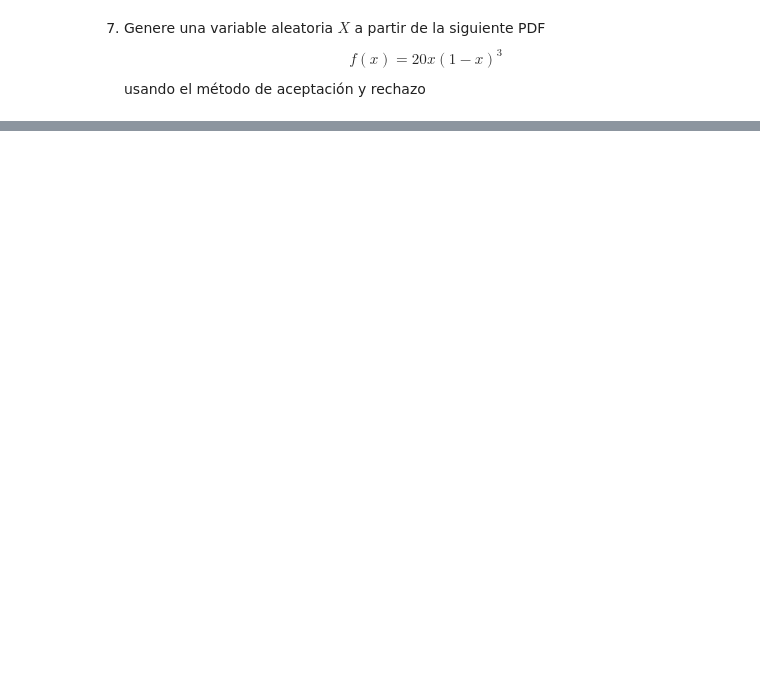
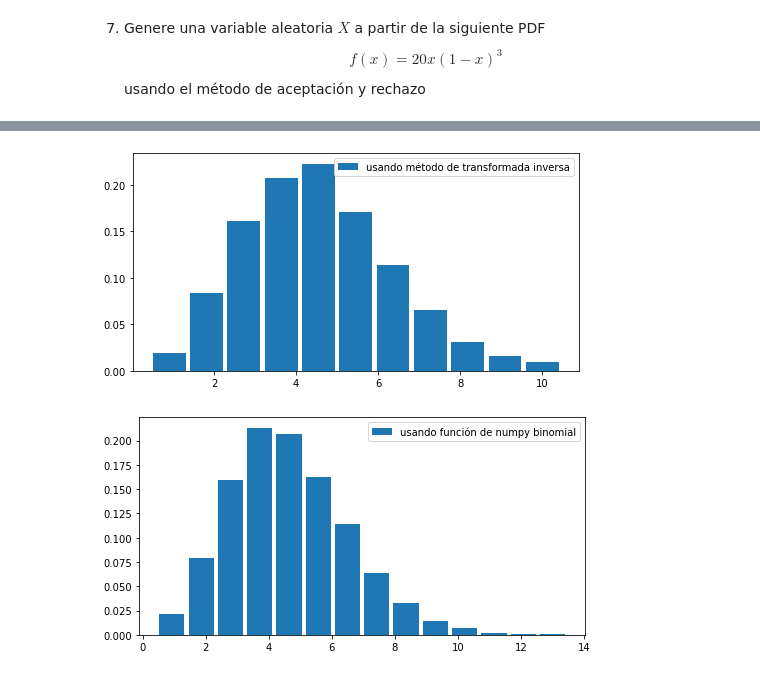
Before and after one commit to BetsyTorres/ProyectoConjunto_BTorres_DCastillo, a Jupyter notebook: Tarea_4.ipynb, the cells around one changed output, grey strips where cells are left out. Saved outputs shown, nothing was run; the diff lists cells and outputs as text; code cells hidden in the pictures; blank space fills up the shorter version.

```diff
--- a/Tarea_4.ipynb
+++ b/Tarea_4.ipynb
@@ -443,0 +530,28 @@ El máximo de f es: [2.109375]
+# %%
+def P_acum_Poisson(tasa: 'Igual al parámetro lambda que indica la media o la tasa de ocurrencia del evento',
+                   k: 'Número de ocurrencias del evento'):
+    Pr = np.zeros(k)
+    Pr[0] =np.exp(-tasa)
+    def pr(i):
+        nonlocal Pr
+        Pr[i+1]=(tasa*Pr[i])/(i+1)
+
+    [pr(i) for i in range(k-1)]
+    return np.cumsum(Pr)
+
+#ya que definimos la función de prob acum poison aplicamos podemos aplicar método de la transformada inversa
+
+lam, k, N=4, 10, 10**4
+
+p_acum_p = P_acum_Poisson(lam,k)
+u = np.random.rand(N)
+
+
+d_poisson = Gen_distr_discreta(u,p_acum_p)
+plot_histogram_discrete(d_poisson,'usando método de transformada inversa') #aplicando el metodo
+
+d_poisson_numpy = np.random.poisson(lam,N)
+plot_histogram_discrete(d_poisson_numpy,'usando función de numpy binomial') #aplicando funciones de numpy
+# %% [output]
+[figure, added]
+[figure, added]
```
Also changed, not shown: parts of 23 cells of this notebook.
